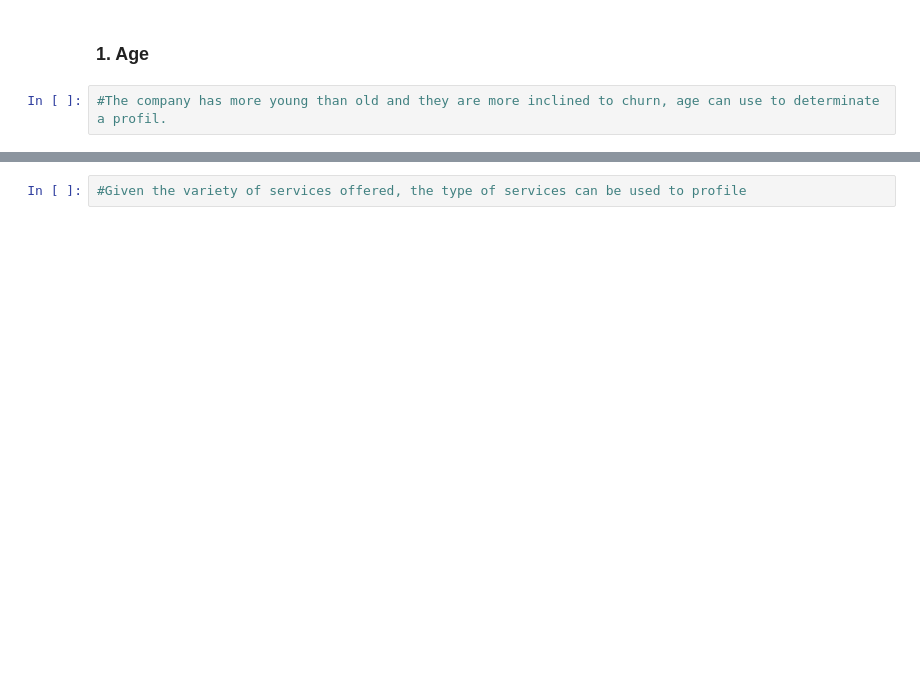
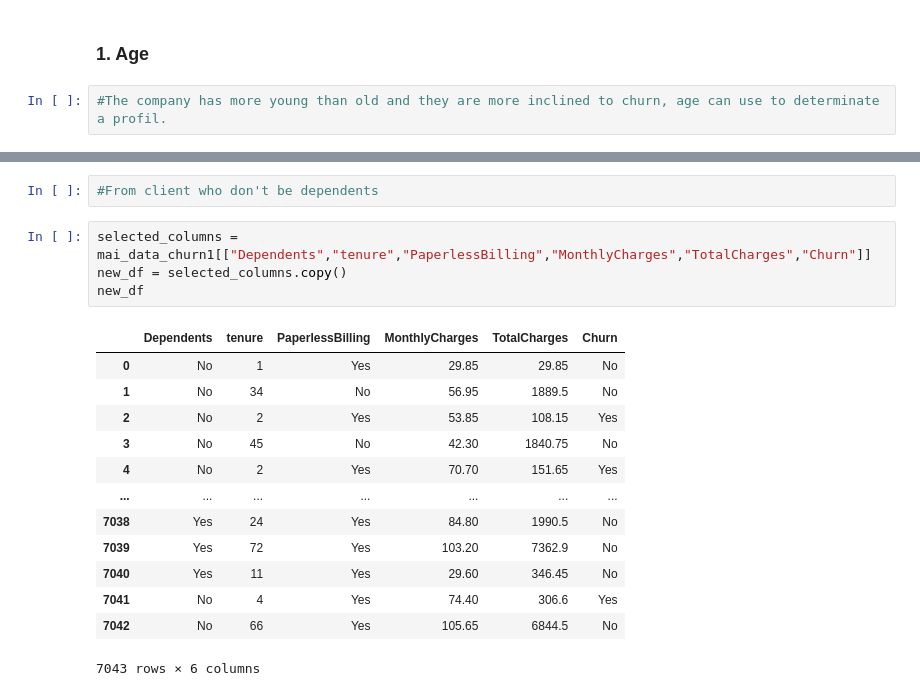
Before and after one commit to Maickery/Ayiti-Analytics-Projects, a Jupyter notebook: MaiChurnAnalysis.ipynb, the cells around one changed output, grey strips where cells are left out. Cells and saved outputs as stored; diff of their text form; blank space fills up the shorter version.

```diff
--- a/MaiChurnAnalysis.ipynb
+++ b/MaiChurnAnalysis.ipynb
@@ -586,2 +1032,20 @@ age_profil
-# %%
-#Given the variety of services offered, the type of services can be used to profile
+# %%
+#From client who don't be dependents
+# %%
+selected_columns = mai_data_churn1[["Dependents","tenure","PaperlessBilling","MonthlyCharges","TotalCharges","Churn"]]
+new_df = selected_columns.copy()
+new_df
+# %% [output]
+|  | Dependents | tenure | PaperlessBilling | MonthlyCharges | TotalCharges | Churn |
+| 0 | No | 1 | Yes | 29.85 | 29.85 | No |
+| 1 | No | 34 | No | 56.95 | 1889.5 | No |
+| 2 | No | 2 | Yes | 53.85 | 108.15 | Yes |
+| 3 | No | 45 | No | 42.30 | 1840.75 | No |
+| 4 | No | 2 | Yes | 70.70 | 151.65 | Yes |
+| ... | ... | ... | ... | ... | ... | ... |
+| 7038 | Yes | 24 | Yes | 84.80 | 1990.5 | No |
+| 7039 | Yes | 72 | Yes | 103.20 | 7362.9 | No |
+| 7040 | Yes | 11 | Yes | 29.60 | 346.45 | No |
+| 7041 | No | 4 | Yes | 74.40 | 306.6 | Yes |
+| 7042 | No | 66 | Yes | 105.65 | 6844.5 | No |
+7043 rows × 6 columns
```
Also changed, not shown: parts of 80 cells of this notebook, 1 other file.
